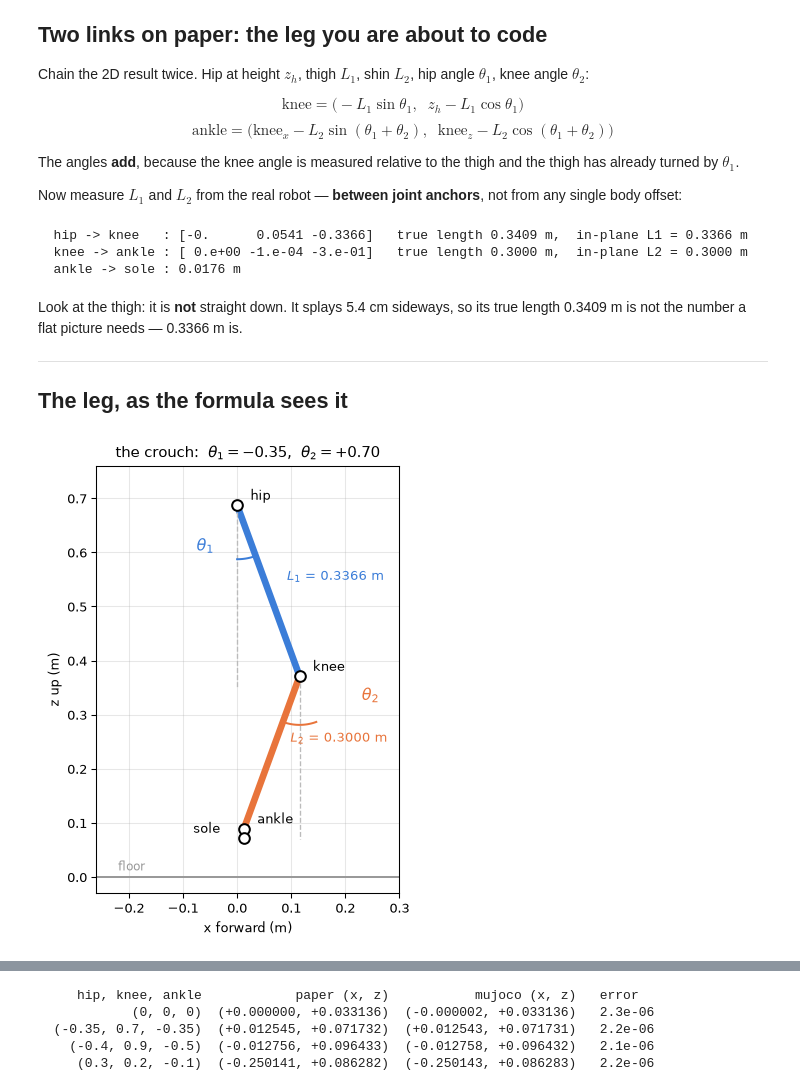
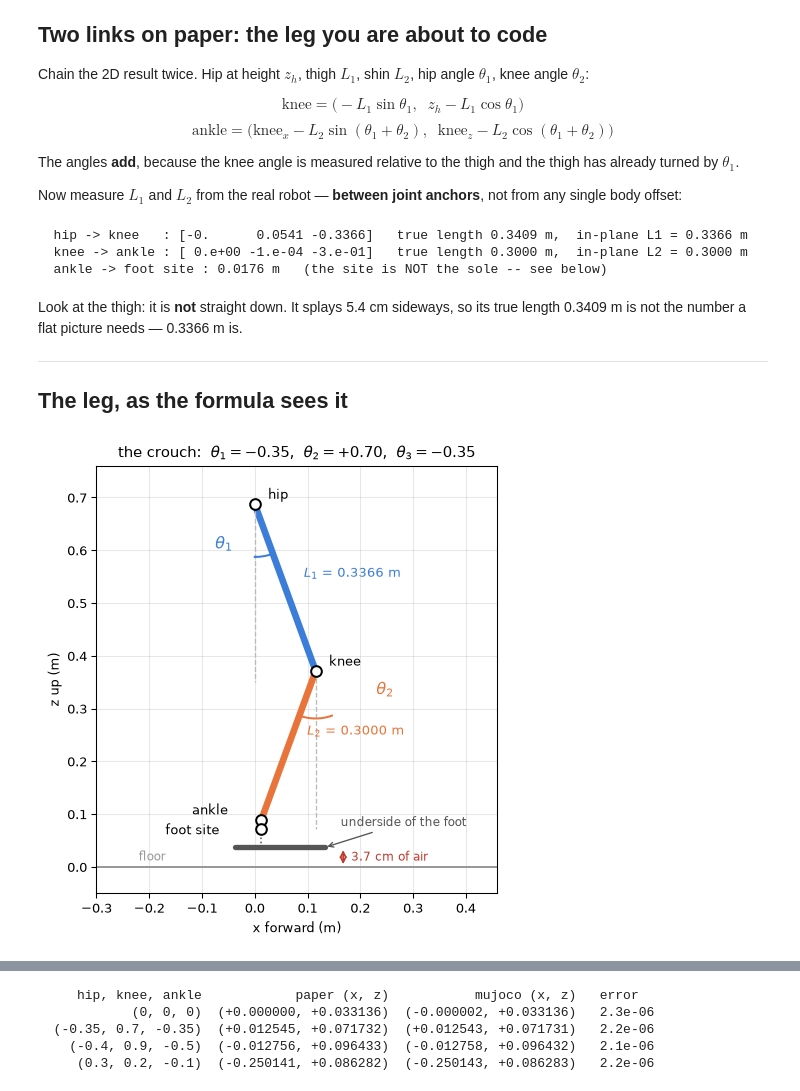
Before and after one commit to gnoejh/soc4180, a Jupyter notebook: weeks/w02-transforms/lab.ipynb, the cells around one changed output, grey strips where cells are left out. Saved outputs shown, nothing was run; the diff lists cells and outputs as text; code cells hidden in the pictures.

```diff
--- a/weeks/w02-transforms/lab.ipynb
+++ b/weeks/w02-transforms/lab.ipynb
@@ -380,11 +380,11 @@ print(f"  hip -> knee   : {np.round(K - H, 4)}   "
       f"true length {np.linalg.norm(K - H):.4f} m,  in-plane L1 = {L1:.4f} m")
 print(f"  knee -> ankle : {np.round(A - K, 4)}   "
       f"true length {np.linalg.norm(A - K):.4f} m,  in-plane L2 = {L2:.4f} m")
-print(f"  ankle -> sole : {foot_drop:.4f} m")
+print(f"  ankle -> foot site : {foot_drop:.4f} m   (the site is NOT the sole -- see below)")
 # %% [output]
   hip -> knee   : [-0.      0.0541 -0.3366]   true length 0.3409 m,  in-plane L1 = 0.3366 m
   knee -> ankle : [ 0.e+00 -1.e-04 -3.e-01]   true length 0.3000 m,  in-plane L2 = 0.3000 m
-  ankle -> sole : 0.0176 m
+  ankle -> foot site : 0.0176 m   (the site is NOT the sole -- see below)
 # %% [markdown]
 Look at the thigh: it is **not** straight down. It splays 5.4 cm
 sideways, so its true length 0.3409 m is not the number a flat picture
@@ -398,36 +398,56 @@ th1, th2, th3 = crouch[0], crouch[3], crouch[4]
 kx, kz = H[0] - L1 * np.sin(th1), H[2] - L1 * np.cos(th1)
 ax_, az = kx - L2 * np.sin(th1 + th2), kz - L2 * np.cos(th1 + th2)
 fx, fz = ax_ - foot_drop * np.sin(th1+th2+th3), az - foot_drop * np.cos(th1+th2+th3)
 
 fig, ax = plt.subplots(figsize=(6.0, 5.4))
 ax.plot([H[0], kx], [H[2], kz], lw=5, color="#3b7dd8", solid_capstyle="round", zorder=2)
 ax.plot([kx, ax_], [kz, az], lw=5, color="#e8743b", solid_capstyle="round", zorder=2)
 ax.plot([ax_, fx], [az, fz], lw=5, color="#555", solid_capstyle="round", zorder=2)
 ax.plot([H[0], H[0]], [H[2], H[2] - L1], ls="--", lw=1, color="#bbb")   # "straight down"
 ax.plot([kx, kx], [kz, kz - L2], ls="--", lw=1, color="#bbb")
 
-for (px, pz), lab, dx in [((H[0], H[2]), "hip", 10), ((kx, kz), "knee", 10),
-                          ((ax_, az), "ankle", 10), ((fx, fz), "sole", -38)]:
+for (px, pz), lab, off in [((H[0], H[2]), "hip", (10, 4)), ((kx, kz), "knee", (10, 4)),
+                           ((ax_, az), "ankle", (-52, 4)), ((fx, fz), "foot site", (-72, -4))]:
     ax.plot(px, pz, "o", ms=8, color="w", mec="k", mew=1.5, zorder=3)
-    ax.annotate(lab, (px, pz), textcoords="offset points", xytext=(dx, 4), fontsize=10)
+    ax.annotate(lab, (px, pz), textcoords="offset points", xytext=off, fontsize=10)
+
+# the foot site is NOT the sole: draw the real foot under it, measured from the model
+foot_sid = kin.foot_site_id(model, "left")
+pads = [g for g in range(model.ngeom)
+        if model.geom_bodyid[g] == model.site_bodyid[foot_sid] and model.geom_group[g] == 3]
+rel = np.array([data.geom_xpos[g] - data.site_xpos[foot_sid] for g in pads])
+heel, toe = rel[:, 0].min(), rel[:, 0].max()
+under = rel[:, 2].min() - model.geom_size[pads[0]][0]
+
+ax.plot([fx + heel, fx + toe], [fz + under, fz + under], lw=4, color="#555",
+        solid_capstyle="round", zorder=2)
+ax.plot([fx, fx], [fz, fz + under], lw=1.2, ls=":", color="#555")
+ax.annotate("underside of the foot", (fx + toe, fz + under), textcoords="offset points",
+            xytext=(12, 16), fontsize=9, color="#555",
+            arrowprops=dict(arrowstyle="->", color="#555", lw=1))
+ax.annotate("", xy=(fx + toe + 0.035, 0), xytext=(fx + toe + 0.035, fz + under),
+            arrowprops=dict(arrowstyle="<->", color="#c0392b", lw=1.3))
+ax.annotate(f"{(fz + under) * 100:.1f} cm of air", (fx + toe + 0.05, (fz + under) / 2),
+            fontsize=9, color="#c0392b", va="center")
 
 ax.annotate(f"$L_1$ = {L1:.4f} m", ((H[0] + kx) / 2, (H[2] + kz) / 2),
             textcoords="offset points", xytext=(14, 8), fontsize=10, color="#3b7dd8")
 ax.annotate(f"$L_2$ = {L2:.4f} m", ((kx + ax_) / 2, (kz + az) / 2),
             textcoords="offset points", xytext=(14, 8), fontsize=10, color="#e8743b")
 
 arc = np.linspace(-np.pi/2, -np.pi/2 - th1, 40)
 ax.plot(H[0] + 0.10*np.cos(arc), H[2] + 0.10*np.sin(arc), color="#3b7dd8", lw=1.5)
 ax.annotate(r"$\theta_1$", (H[0] - 0.075, H[2] - 0.085), color="#3b7dd8", fontsize=12)
 arc = np.linspace(-np.pi/2 - th1, -np.pi/2 - th1 - th2, 40)
 ax.plot(kx + 0.09*np.cos(arc), kz + 0.09*np.sin(arc), color="#e8743b", lw=1.5)
 ax.annotate(r"$\theta_2$", (kx + 0.115, kz - 0.045), color="#e8743b", fontsize=12)
 
 ax.axhline(0, color="#999", lw=1.5)
 ax.text(-0.22, 0.012, "floor", color="#999", fontsize=9)
-ax.set_xlim(-0.26, 0.30); ax.set_ylim(-0.03, 0.76); ax.set_aspect("equal")
+ax.set_xlim(-0.30, 0.46); ax.set_ylim(-0.05, 0.76); ax.set_aspect("equal")
 ax.set_xlabel("x forward (m)"); ax.set_ylabel("z up (m)")
-ax.set_title(r"the crouch:  $\theta_1 = -0.35$,  $\theta_2 = +0.70$", fontsize=11)
+ax.set_title(r"the crouch:  $\theta_1 = -0.35$,  $\theta_2 = +0.70$,  $\theta_3 = -0.35$",
+             fontsize=11)
 ax.grid(alpha=0.3); fig.tight_layout(); plt.show()
 # %% [output]
-[figure, old version]
+[figure, new version]
```
Also changed, not shown: parts of 7 cells of this notebook, 3 other files.
